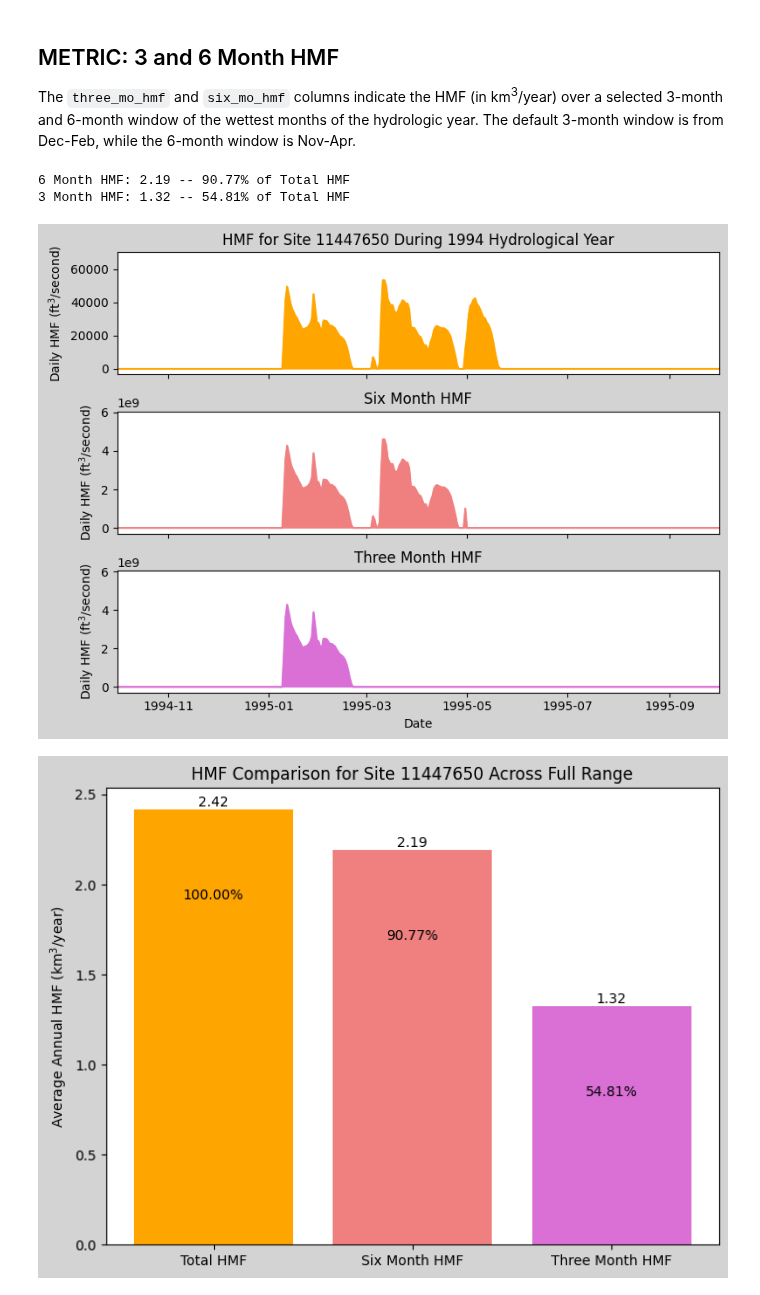
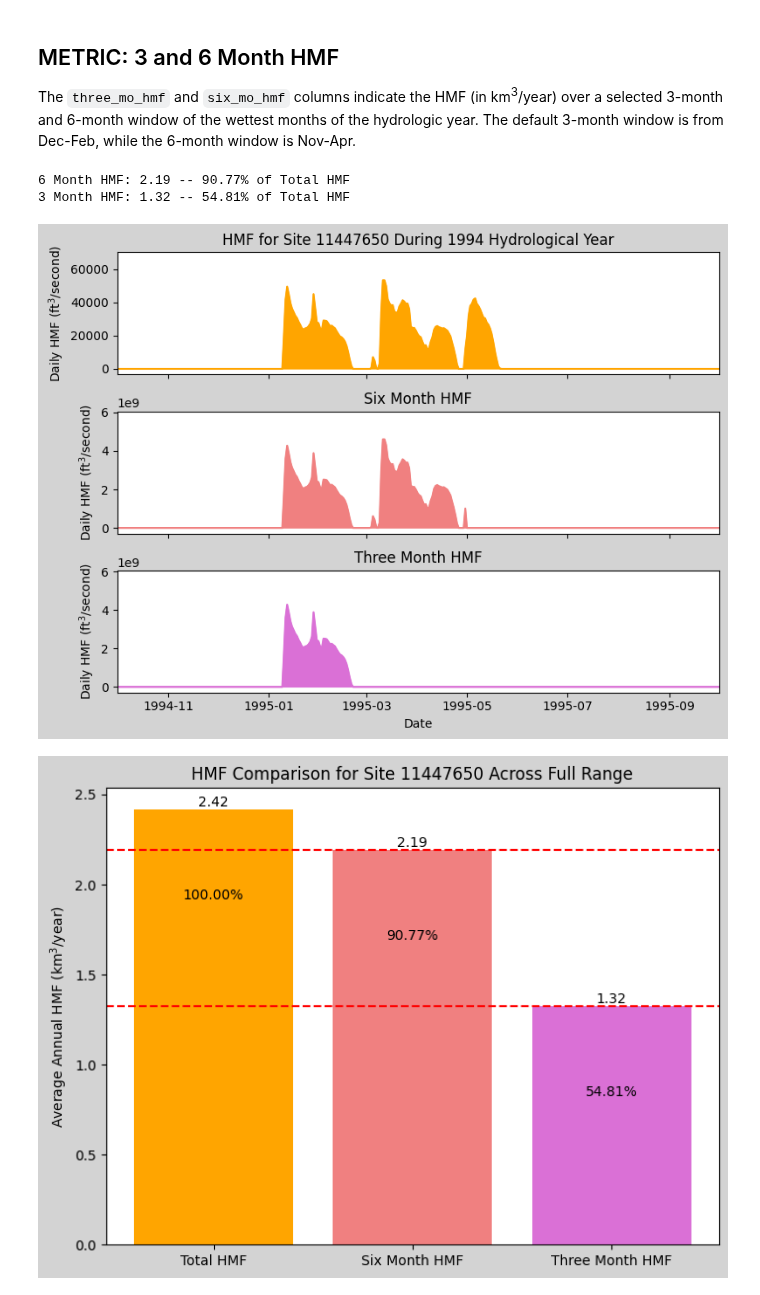
Before and after one commit to AlekWithK/DahlkeLab_LAWR, a Jupyter notebook: site_analysis.ipynb, the cells around one changed output. Saved outputs shown, nothing was run; the diff lists cells and outputs as text; code cells hidden in the pictures.

```diff
--- a/site_analysis.ipynb
+++ b/site_analysis.ipynb
@@ -202,7 +205,6 @@ six_end = 4
 window_start = pd.Timestamp('1994-10-01')
 window_end = pd.Timestamp(window_start + pd.DateOffset(days=365))
 # %%
-
 df_threesix = df.reset_index()
 
 start = pd.to_datetime(fn.DEFAULT_END).date() - timedelta(days=365.25 * data_range)
@@ -250,47 +252,50 @@ df_three_mo["hmf"] = df_three_mo["diff"].apply(lambda x: max(0, x))
 
 fig, axes = plt.subplots(3, 1, figsize=(8, 6), sharex=True, facecolor='lightgray')
 
-# Plot for df_threesix["hmf"]
+# Plot for total hmf
 axes[0].plot(df_threesix["datetime"], df_threesix["hmf"], label="df_threesix", color="orange")
 axes[0].fill_between(df_threesix["datetime"], df_threesix["hmf"], color="orange")
 axes[0].set_ylabel('Daily HMF ($\mathregular{ft^3}$/second)')
 axes[0].set_title(f'HMF for Site {site_no} During {window_start.year} Hydrological Year')
 axes[0].set_xlim(window_start, window_end)
 
-# Plot for df_six_mo
+# Plot for six month hmf
 axes[1].plot(df_six_mo["datetime"], df_six_mo["hmf"], label="df_six_mo", color="lightcoral")
 axes[1].fill_between(df_six_mo["datetime"], df_six_mo["hmf"], color="lightcoral")
 axes[1].set_ylabel('Daily HMF ($\mathregular{ft^3}$/second)')
 axes[1].set_title('Six Month HMF')
 axes[0].set_xlim(window_start, window_end)
 
-# Plot for df_three_mo
+# Plot for three month hmf
 axes[2].plot(df_three_mo["datetime"], df_three_mo["hmf"], label="df_three_mo", color="orchid")
 axes[2].fill_between(df_three_mo["datetime"], df_three_mo["hmf"], color="orchid")
 axes[2].set_xlabel('Date')
 axes[2].set_ylabel('Daily HMF ($\mathregular{ft^3}$/second)')
 axes[2].set_title('Three Month HMF')
 axes[0].set_xlim(window_start, window_end)
 
 plt.tight_layout()
 plt.show()
 
 plt.figure(figsize=(8, 6), facecolor='lightgray')
 plt.bar(['Total HMF', 'Six Month HMF', 'Three Month HMF'], [total_hmf_flow, six_mo_hmf, three_mo_hmf], color=['orange', 'lightcoral', 'orchid'])
 
+plt.axhline(y=six_mo_hmf, color='r', linestyle='--')
+plt.axhline(y=three_mo_hmf, color='r', linestyle='--')
+
 for i, v in enumerate([total_hmf_flow, six_mo_hmf, three_mo_hmf]):
     plt.text(i, v, f'{v:.2f}', ha='center', va='bottom')
 
 plt.title(f'HMF Comparison for Site {site_no} Across Full Range')
 plt.ylabel('Average Annual HMF ($\mathregular{km^3}$/year)')
 
 plt.text(0, total_hmf_flow - 0.5, f'{total_hmf_percentage:.2f}%', ha='center')
 plt.text(1, six_mo_hmf - 0.5, f'{six_mo_hmf_percentage:.2f}%', ha='center')
 plt.text(2, three_mo_hmf - 0.5, f'{three_mo_hmf_percentage:.2f}%', ha='center')
 
 plt.show()
 # %% [output]
 6 Month HMF: 2.19 -- 90.77% of Total HMF
 3 Month HMF: 1.32 -- 54.81% of Total HMF
 [figure]
-[figure, old version]
+[figure, new version]
```
Also changed, not shown: parts of 4 cells of this notebook.
